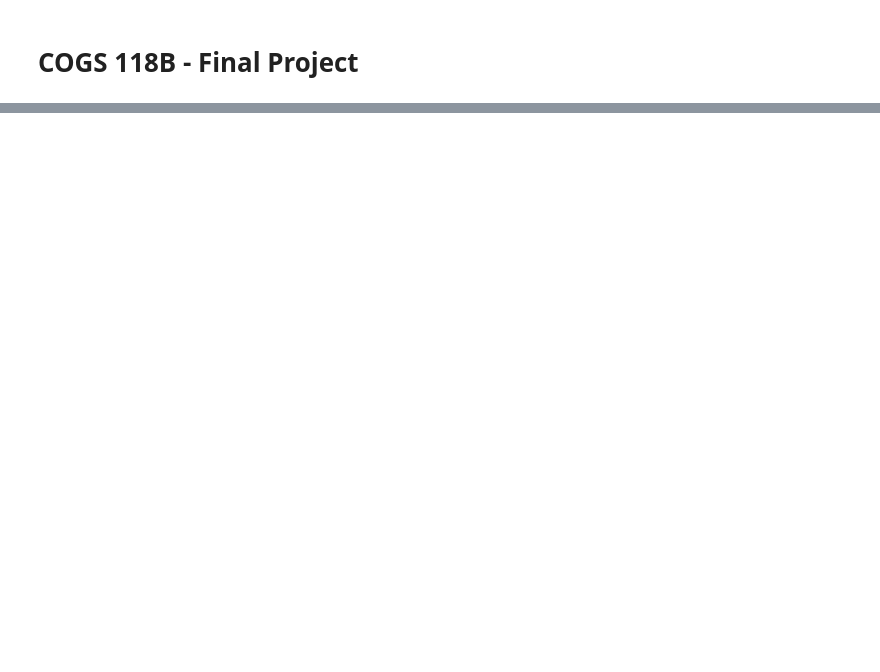
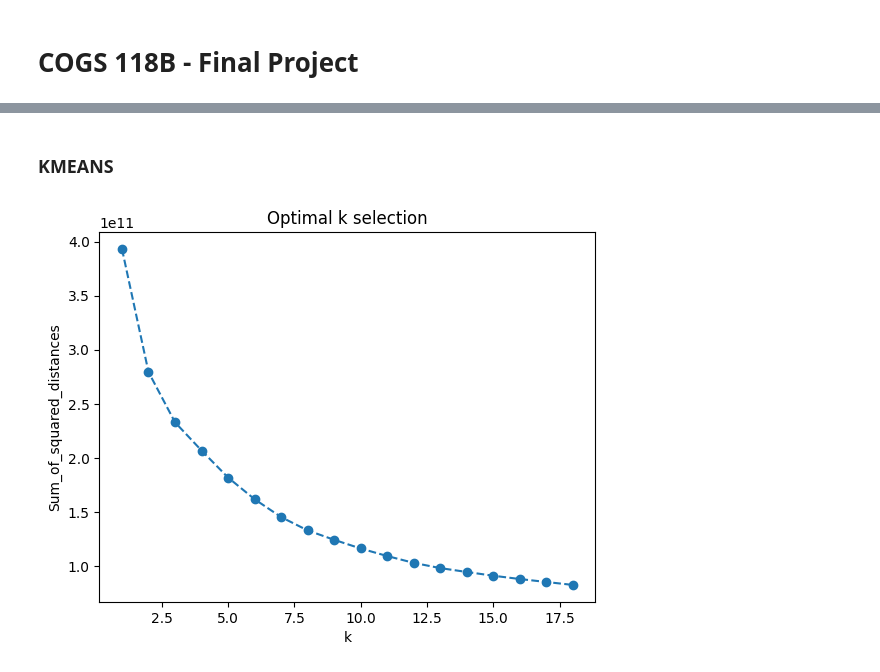
Before and after one commit to akashnaren/groove, a Jupyter notebook: Code_groupXXX.ipynb, the cells around one changed output, grey strips where cells are left out. Cells and saved outputs as stored; diff of their text form; code cells hidden in the pictures; blank space fills up the shorter version.

```diff
--- a/Code_groupXXX.ipynb
+++ b/Code_groupXXX.ipynb
@@ -66,21 +188,22 @@ plt.show()
+# %% [markdown]
+### KMEANS
 # %%
 from sklearn.cluster import KMeans
-from sklearn.cluster import DBSCAN
-from sklearn.mixture import GaussianMixture
-from sklearn.model_selection import GridSearchCV
 
 sum_of_squared_distances = []
-K = range(1,30)
+K = range(1,19)
 for k in K:
     km = KMeans(n_clusters=k, n_init=10)
     km = km.fit(data)
     sum_of_squared_distances.append(km.inertia_)
 
 plt.plot(K, sum_of_squared_distances, marker='o', linestyle='--')
 plt.xlabel('k')
 plt.ylabel('Sum_of_squared_distances')
 plt.title('Optimal k selection')
 plt.show()
+# %% [output]
+[figure, added]
 # %%
 def distortion_measure(points: np.ndarray, centroids: np.ndarray) -> float:
     distortion = 0
```
Also changed, not shown: parts of 20 cells of this notebook.
